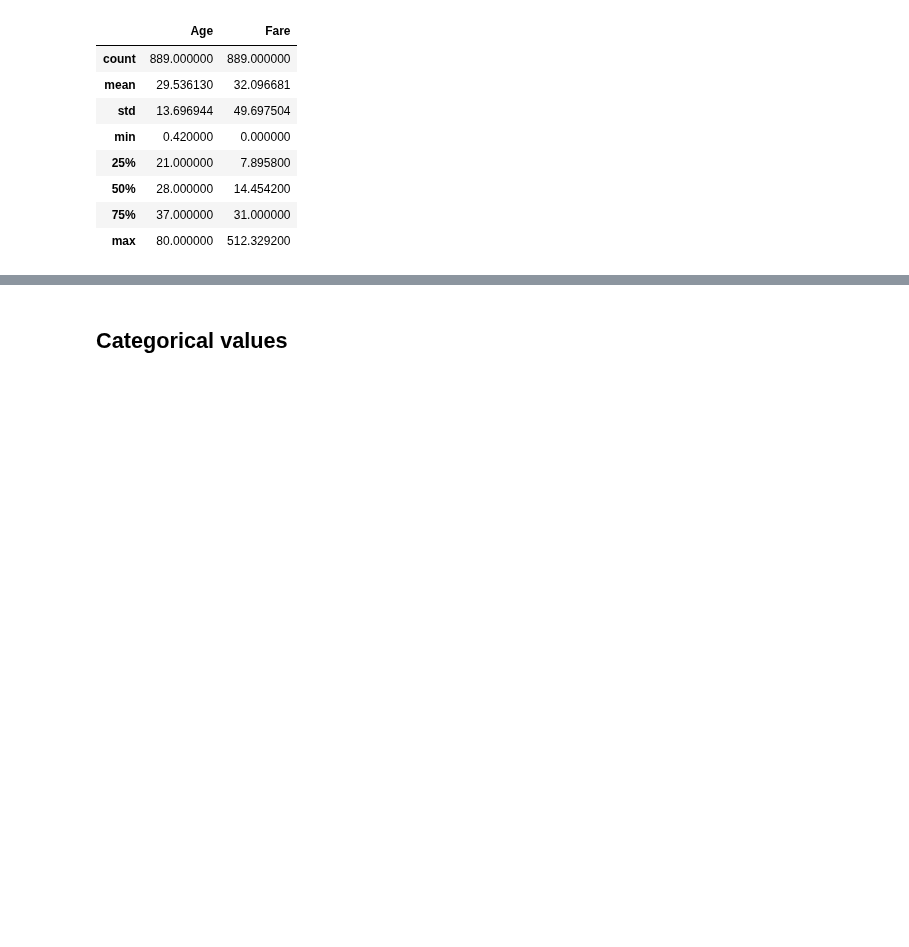
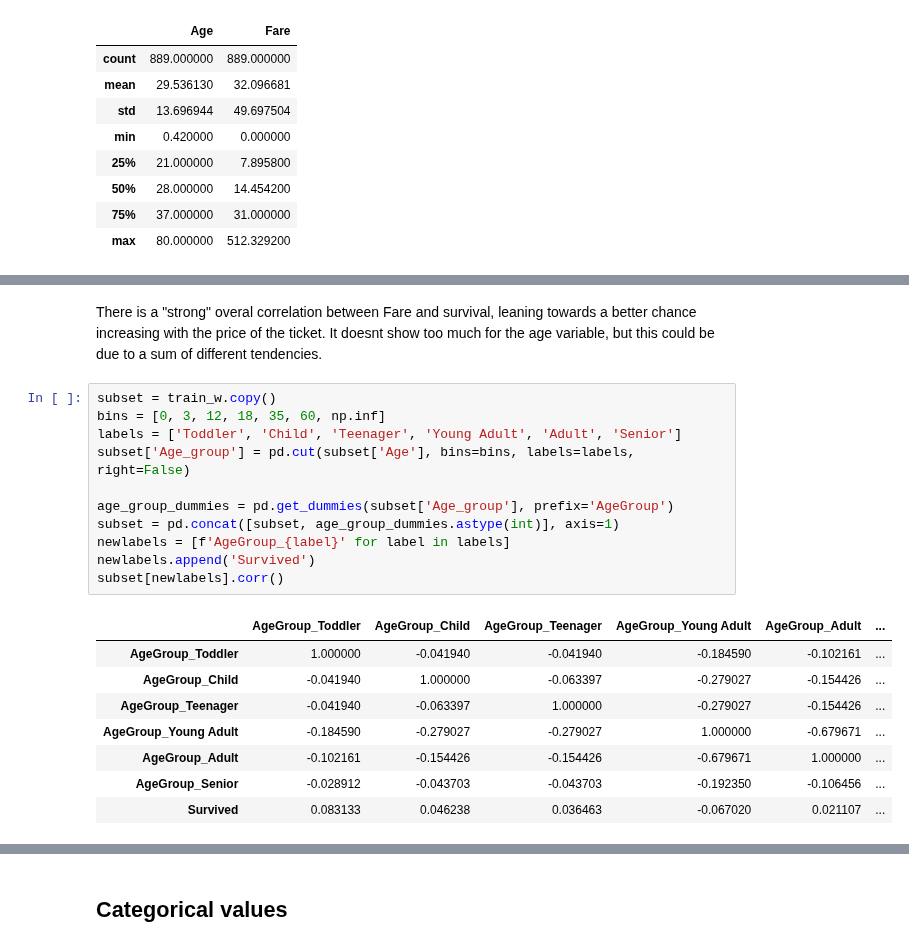
Before and after one commit to IngElecPuc/KaggleChallenges, a Jupyter notebook: titanic_eda.ipynb, the cells around one changed output, grey strips where cells are left out. Cells and saved outputs as stored; diff of their text form; blank space fills up the shorter version.

```diff
--- a/titanic_eda.ipynb
+++ b/titanic_eda.ipynb
@@ -197,0 +241,22 @@ plt.show()
+# %% [markdown]
+There is a "strong" overal correlation between Fare and survival, leaning towards a better chance increasing with the price of the ticket. It doesnt show too much for the age variable, but this could be due to a sum of different tendencies.
+# %%
+subset = train_w.copy()
+bins = [0, 3, 12, 18, 35, 60, np.inf]
+labels = ['Toddler', 'Child', 'Teenager', 'Young Adult', 'Adult', 'Senior']
+subset['Age_group'] = pd.cut(subset['Age'], bins=bins, labels=labels, right=False)
+
+age_group_dummies = pd.get_dummies(subset['Age_group'], prefix='AgeGroup')
+subset = pd.concat([subset, age_group_dummies.astype(int)], axis=1)
+newlabels = [f'AgeGroup_{label}' for label in labels]
+newlabels.append('Survived')
+subset[newlabels].corr()
+# %% [output]
+|  | AgeGroup_Toddler | AgeGroup_Child | AgeGroup_Teenager | AgeGroup_Young Adult | AgeGroup_Adult | ... |
+| AgeGroup_Toddler | 1.000000 | -0.041940 | -0.041940 | -0.184590 | -0.102161 | ... |
+| AgeGroup_Child | -0.041940 | 1.000000 | -0.063397 | -0.279027 | -0.154426 | ... |
+| AgeGroup_Teenager | -0.041940 | -0.063397 | 1.000000 | -0.279027 | -0.154426 | ... |
+| AgeGroup_Young Adult | -0.184590 | -0.279027 | -0.279027 | 1.000000 | -0.679671 | ... |
+| AgeGroup_Adult | -0.102161 | -0.154426 | -0.154426 | -0.679671 | 1.000000 | ... |
+| AgeGroup_Senior | -0.028912 | -0.043703 | -0.043703 | -0.192350 | -0.106456 | ... |
+| Survived | 0.083133 | 0.046238 | 0.036463 | -0.067020 | 0.021107 | ... |
```
Also changed, not shown: parts of 15 cells of this notebook.
